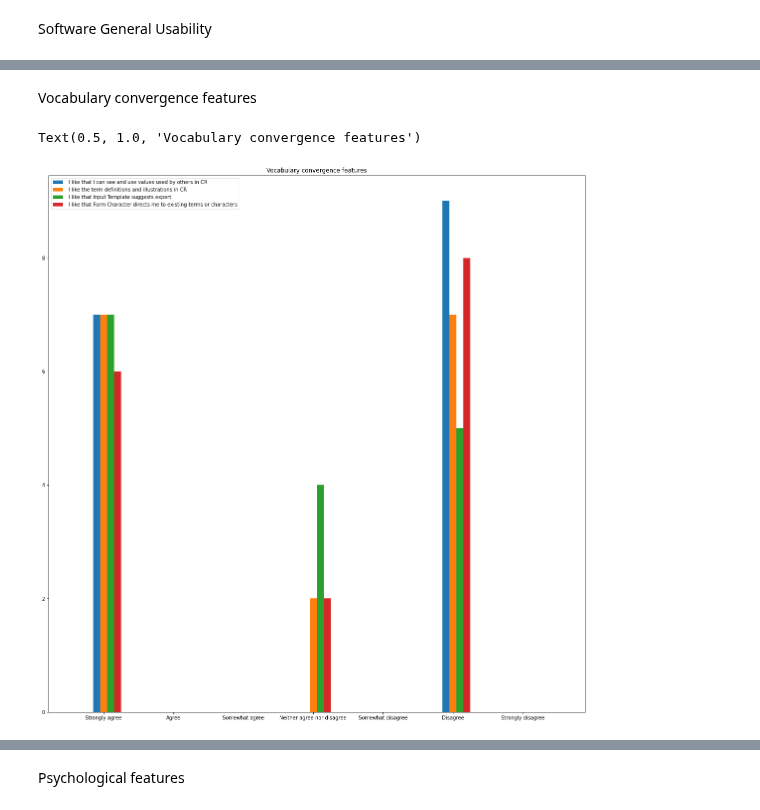
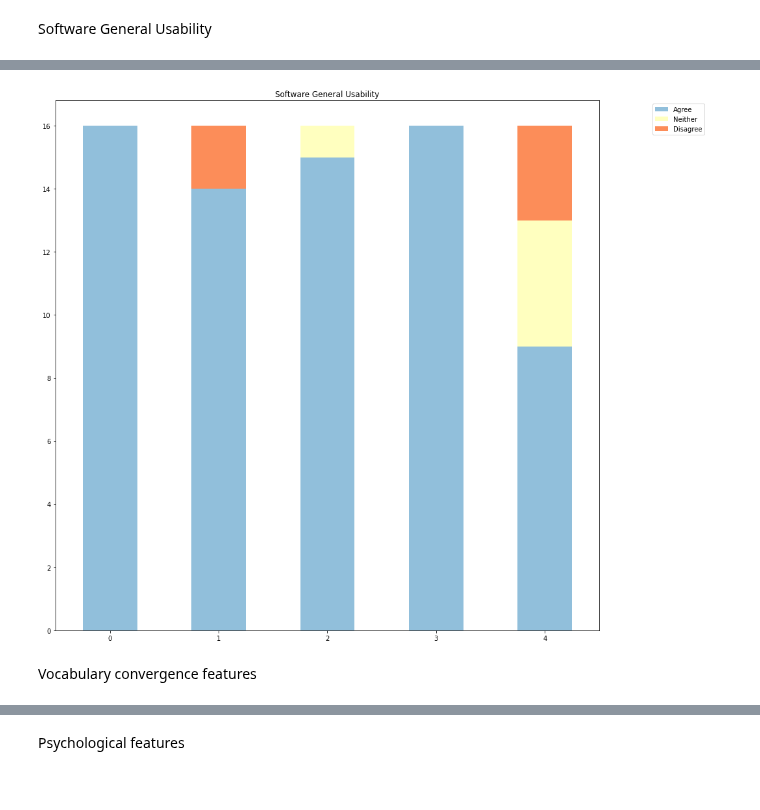
Before and after one commit to YuxuanZhou1/Character-Recorder-DA, a Jupyter notebook: Question classifier.ipynb, the cells around one changed output, grey strips where cells are left out. Cells and saved outputs as stored; diff of their text form; code cells hidden in the pictures.

```diff
--- a/Question classifier.ipynb
+++ b/Question classifier.ipynb
@@ -62,3 +100,23 @@ def draw3(value, Width, xlabel, scale):
+# %%
+def draw5(value, scale):
+    Agree = []
+    Disagree = []
+    Neither = []
+
+    for i in scale:
+        q = value["Q3_" + str(i)][18:34].value_counts()
+        dic = missing_fill_3(q).to_dict()
+
+        Agree.append(dic['Agree'] + dic['Strongly agree'] + dic['Somewhat agree'])
+        Disagree.append(dic['Disagree'] + dic['Somewhat disagree'] + dic['Strongly disagree'])
+        Neither.append(dic['Neither agree nor disagree'])
+
+    df = pd.DataFrame({'Agree': Agree,'Neither': Neither,'Disagree': Disagree})
+
+
+    df.plot.bar(stacked=True, rot=0, figsize=(15,15),color={"Agree": "#91bfdb",
+                                                            "Neither": "#ffffbf",
+                                                            "Disagree": "#fc8d59"}).legend(bbox_to_anchor =(1.2, 1))
 # %%
 a = ['Strongly agree','Agree', 'Somewhat agree', 'Neither agree nor disagree',
        'Somewhat disagree', 'Disagree', 'Strongly disagree']
@@ -76,11 +140,16 @@ Text(0.5, 1.0, 'Software General Usability')
+# %%
+scale = [1, 2, 3, 4, 7]
+draw5(SA, scale)
+
+plt.title("Software General Usability")
+plt.savefig(os.path.join('Pics/Question Classifier/V.2/Software General Usability.png'), dpi=300, format='png', bbox_inches='tight')
+# %% [output]
+[figure, added]
 # %% [markdown]
 Vocabulary convergence features
 # %%
-scale = [5, 6, 13, 14]
-draw3(SA, 0.1, a, scale)
+#scale = [5, 6, 13, 14]
+#draw3(SA, 0.1, a, scale)
 
-plt.savefig(os.path.join('Pics/Question Classifier/Vocabulary convergence features.png'), dpi=300, format='png', bbox_inches='tight')
-plt.title("Vocabulary convergence features")
+#plt.savefig(os.path.join('Pics/Question Classifier/Vocabulary convergence features.png'), dpi=300, format='png', bbox_inches='tight')
+#plt.title("Vocabulary convergence features")
-# %% [output]
-Text(0.5, 1.0, 'Vocabulary convergence features')
-[figure, removed]
```
Also changed, not shown: parts of 13 cells of this notebook, 11 other files.
